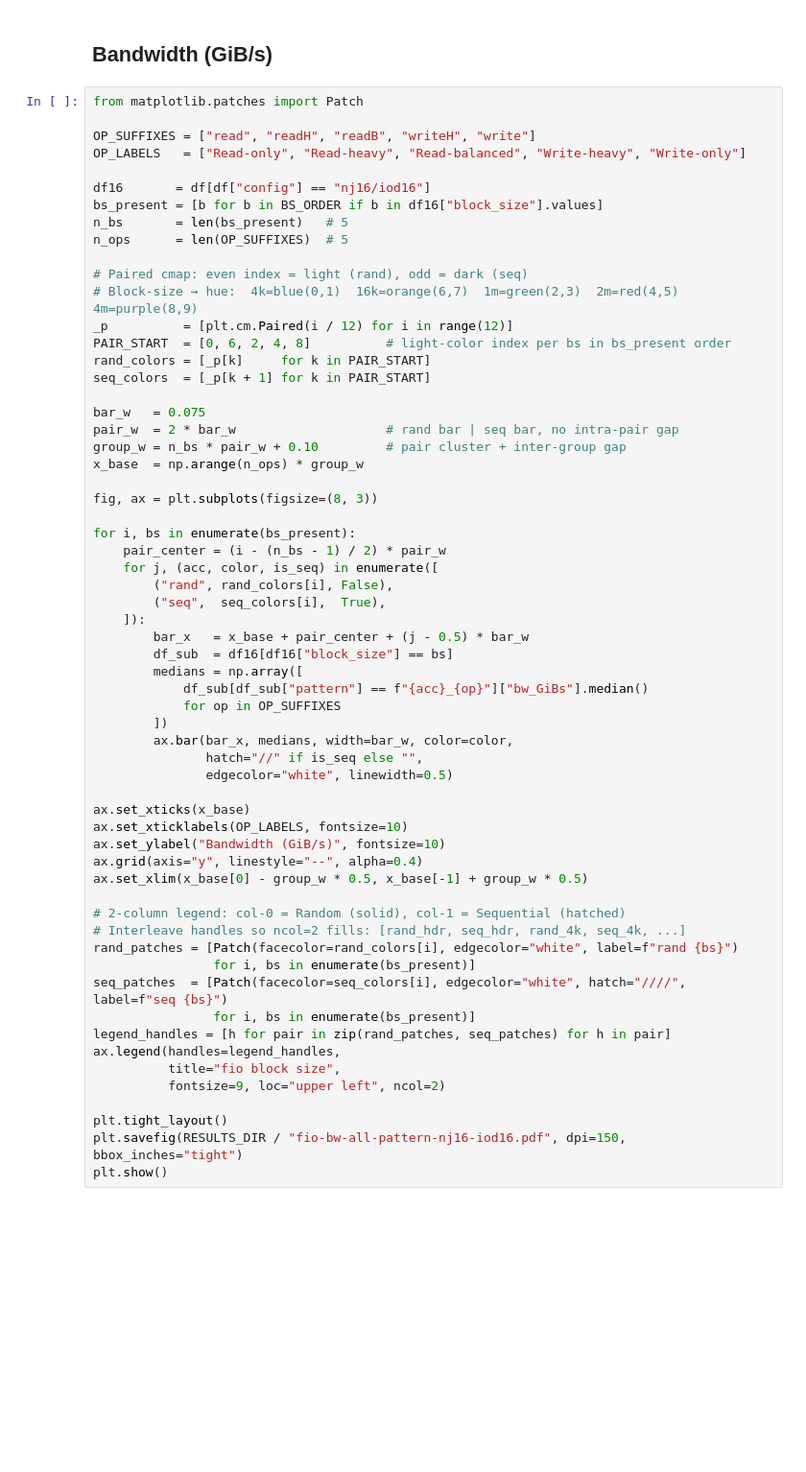
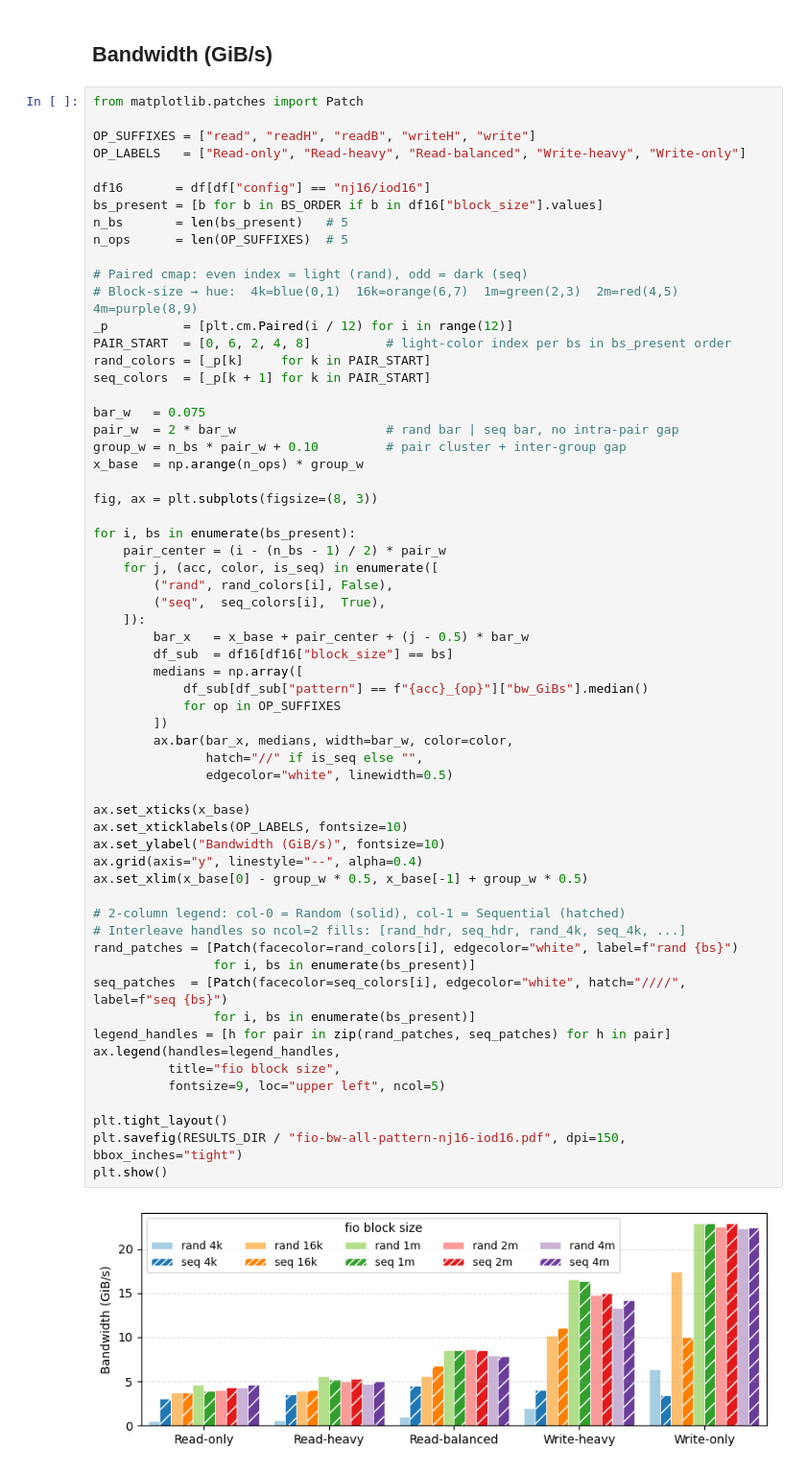
Before and after one commit to cissieAB/pdsw26_daos-bench, a Jupyter notebook: results/testbed/fio-dfs-all-rw-patterns/fio_dfs_all_patterns.ipynb, the cells around one changed output. Shown at 96% size. Cells and saved outputs as stored; diff of their text form; blank space fills up the shorter version.

Commit message:
Notebook/plot updates

```diff
--- a/results/testbed/fio-dfs-all-rw-patterns/fio_dfs_all_patterns.ipynb
+++ b/results/testbed/fio-dfs-all-rw-patterns/fio_dfs_all_patterns.ipynb
@@ -527,34 +529,36 @@ for i, bs in enumerate(bs_present):
     ]):
         bar_x   = x_base + pair_center + (j - 0.5) * bar_w
         df_sub  = df16[df16["block_size"] == bs]
         medians = np.array([
             df_sub[df_sub["pattern"] == f"{acc}_{op}"]["bw_GiBs"].median()
             for op in OP_SUFFIXES
         ])
         ax.bar(bar_x, medians, width=bar_w, color=color,
                hatch="//" if is_seq else "",
                edgecolor="white", linewidth=0.5)
 
 ax.set_xticks(x_base)
 ax.set_xticklabels(OP_LABELS, fontsize=10)
 ax.set_ylabel("Bandwidth (GiB/s)", fontsize=10)
 ax.grid(axis="y", linestyle="--", alpha=0.4)
 ax.set_xlim(x_base[0] - group_w * 0.5, x_base[-1] + group_w * 0.5)
 
 # 2-column legend: col-0 = Random (solid), col-1 = Sequential (hatched)
 # Interleave handles so ncol=2 fills: [rand_hdr, seq_hdr, rand_4k, seq_4k, ...]
 rand_patches = [Patch(facecolor=rand_colors[i], edgecolor="white", label=f"rand {bs}")
                 for i, bs in enumerate(bs_present)]
 seq_patches  = [Patch(facecolor=seq_colors[i], edgecolor="white", hatch="////", label=f"seq {bs}")
                 for i, bs in enumerate(bs_present)]
 legend_handles = [h for pair in zip(rand_patches, seq_patches) for h in pair]
 ax.legend(handles=legend_handles,
           title="fio block size",
-          fontsize=9, loc="upper left", ncol=2)
+          fontsize=9, loc="upper left", ncol=5)
 
 plt.tight_layout()
 plt.savefig(RESULTS_DIR / "fio-bw-all-pattern-nj16-iod16.pdf", dpi=150, bbox_inches="tight")
 plt.show()
+# %% [output]
+[figure, added]
 # %%
 OP_SUFFIXES = ["read", "readH", "readB", "writeH", "write"]
 OP_LABEL_MAP = {
```
Also changed, not shown: parts of 12 cells of this notebook, 7 other files.
